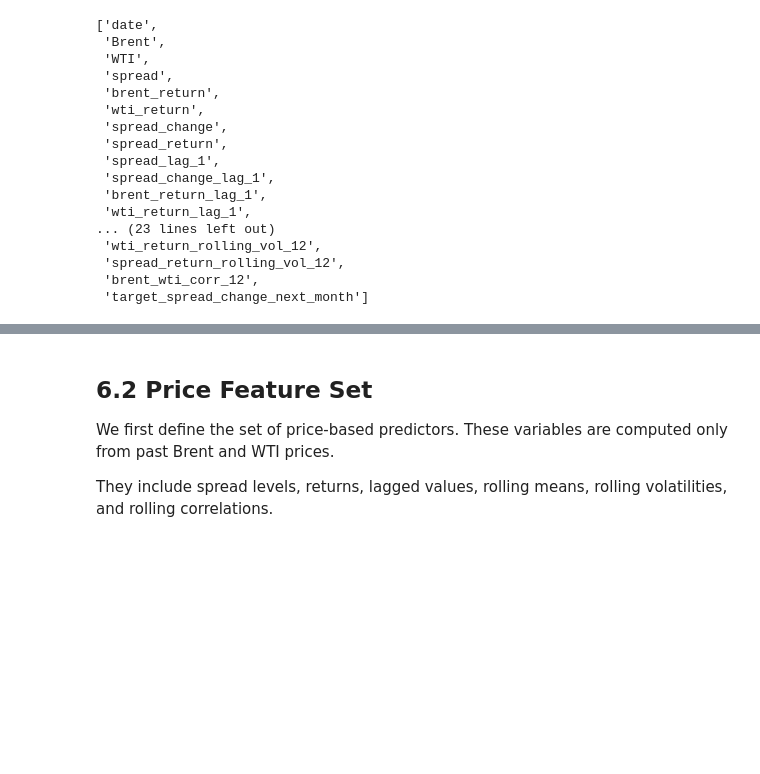
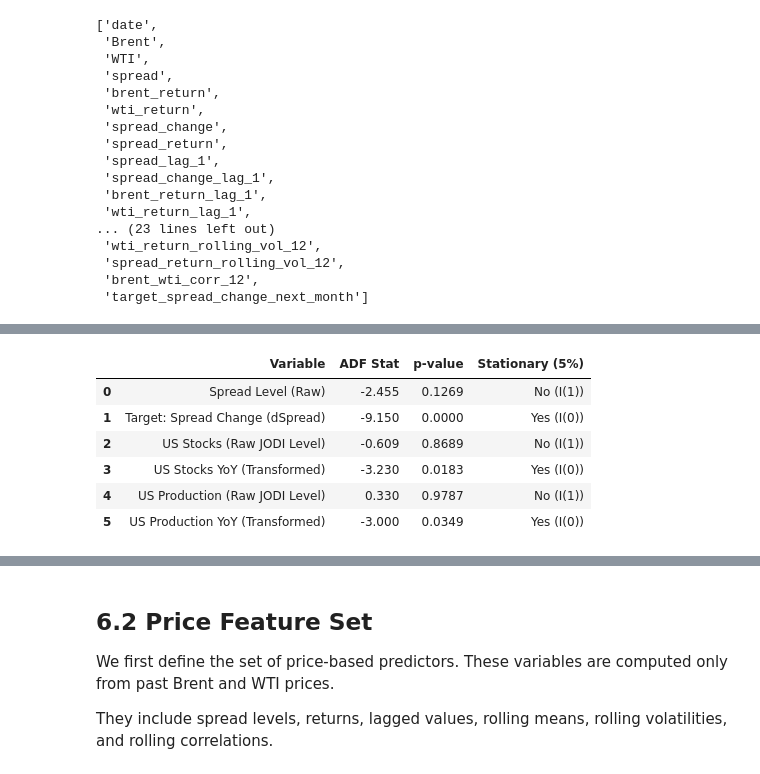
Before and after one commit to Samgit0532/brent-wti-ml-project, a Jupyter notebook: main.ipynb, the cells around one changed output, grey strips where cells are left out. Saved outputs shown, nothing was run; the diff lists cells and outputs as text; code cells hidden in the pictures; blank space fills up the shorter version.

```diff
--- a/main.ipynb
+++ b/main.ipynb
@@ -213,0 +208,29 @@ model_data.head()
+# %%
+def adf_summary(series, name):
+    s = series.dropna()
+    res = adfuller(s, autolag="AIC")
+    return {
+        "Variable": name,
+        "ADF Stat": round(res[0], 3),
+        "p-value": round(res[1], 4),
+        "Stationary (5%)": "Yes (I(0))" if res[1] < 0.05 else "No (I(1))"
+    }
+
+adf_table = pd.DataFrame([
+    adf_summary(model_data["spread"], "Spread Level (Raw)"),
+    adf_summary(model_data["target_spread_change_next_month"], "Target: Spread Change (dSpread)"),
+    adf_summary(jodi["US_CLOSTLV"], "US Stocks (Raw JODI Level)"),
+    adf_summary(model_data["US_CLOSTLV_yoy"], "US Stocks YoY (Transformed)"),
+    adf_summary(jodi["US_INDPROD"], "US Production (Raw JODI Level)"),
+    adf_summary(model_data["US_INDPROD_yoy"], "US Production YoY (Transformed)"),
+])
+
+display(adf_table)
+# %% [output]
+|  | Variable | ADF Stat | p-value | Stationary (5%) |
+| 0 | Spread Level (Raw) | -2.455 | 0.1269 | No (I(1)) |
+| 1 | Target: Spread Change (dSpread) | -9.150 | 0.0000 | Yes (I(0)) |
+| 2 | US Stocks (Raw JODI Level) | -0.609 | 0.8689 | No (I(1)) |
+| 3 | US Stocks YoY (Transformed) | -3.230 | 0.0183 | Yes (I(0)) |
+| 4 | US Production (Raw JODI Level) | 0.330 | 0.9787 | No (I(1)) |
+| 5 | US Production YoY (Transformed) | -3.000 | 0.0349 | Yes (I(0)) |
```
Also changed, not shown: parts of 24 cells of this notebook, 5 other files.
